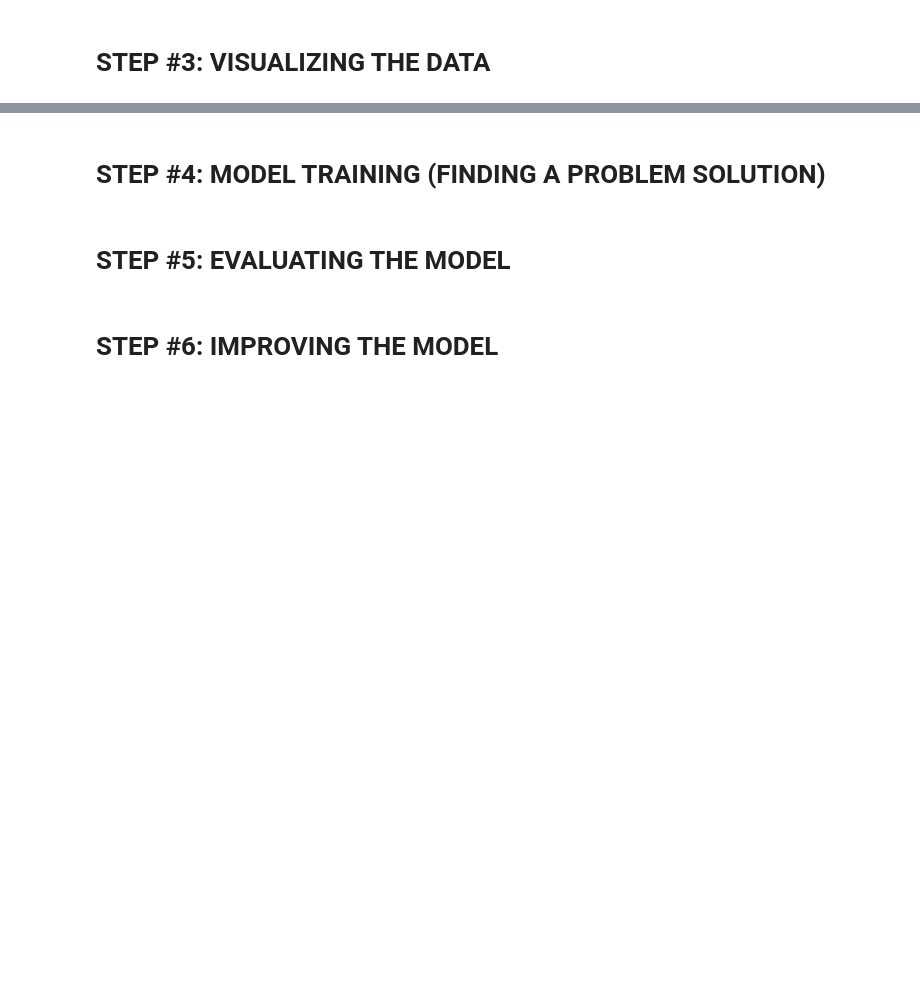
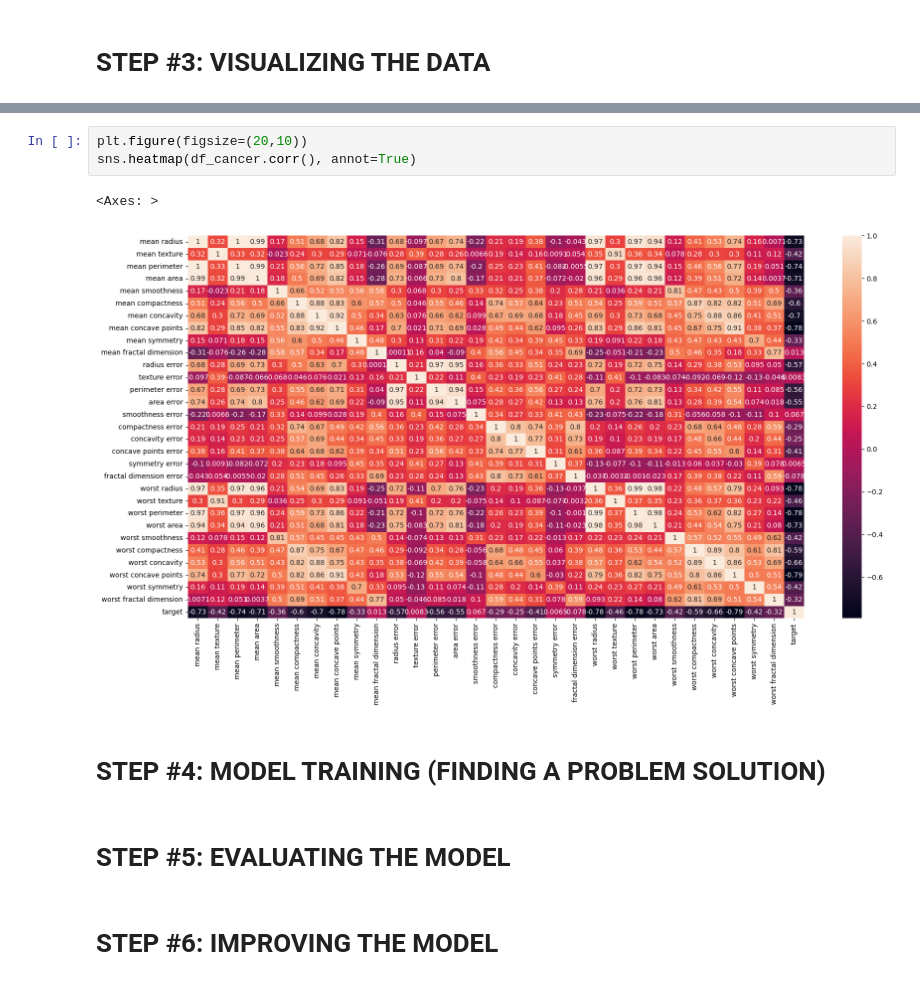
Before and after one commit to kwakyebrilliant/Breast-Cancer-Classification, a Jupyter notebook: BreastCancer.ipynb, the cells around one changed output, grey strips where cells are left out. Cells and saved outputs as stored; diff of their text form; blank space fills up the shorter version.

```diff
--- a/BreastCancer.ipynb
+++ b/BreastCancer.ipynb
@@ -151,3 +176,9 @@ df_cancer.tail()
+# %%
+plt.figure(figsize=(20,10))
+sns.heatmap(df_cancer.corr(), annot=True)
+# %% [output]
+<Axes: >
+[figure, added]
 # %% [markdown]
 # STEP #4: MODEL TRAINING (FINDING A PROBLEM SOLUTION)
 # %% [markdown]
```
Also changed, not shown: parts of 5 cells of this notebook.
